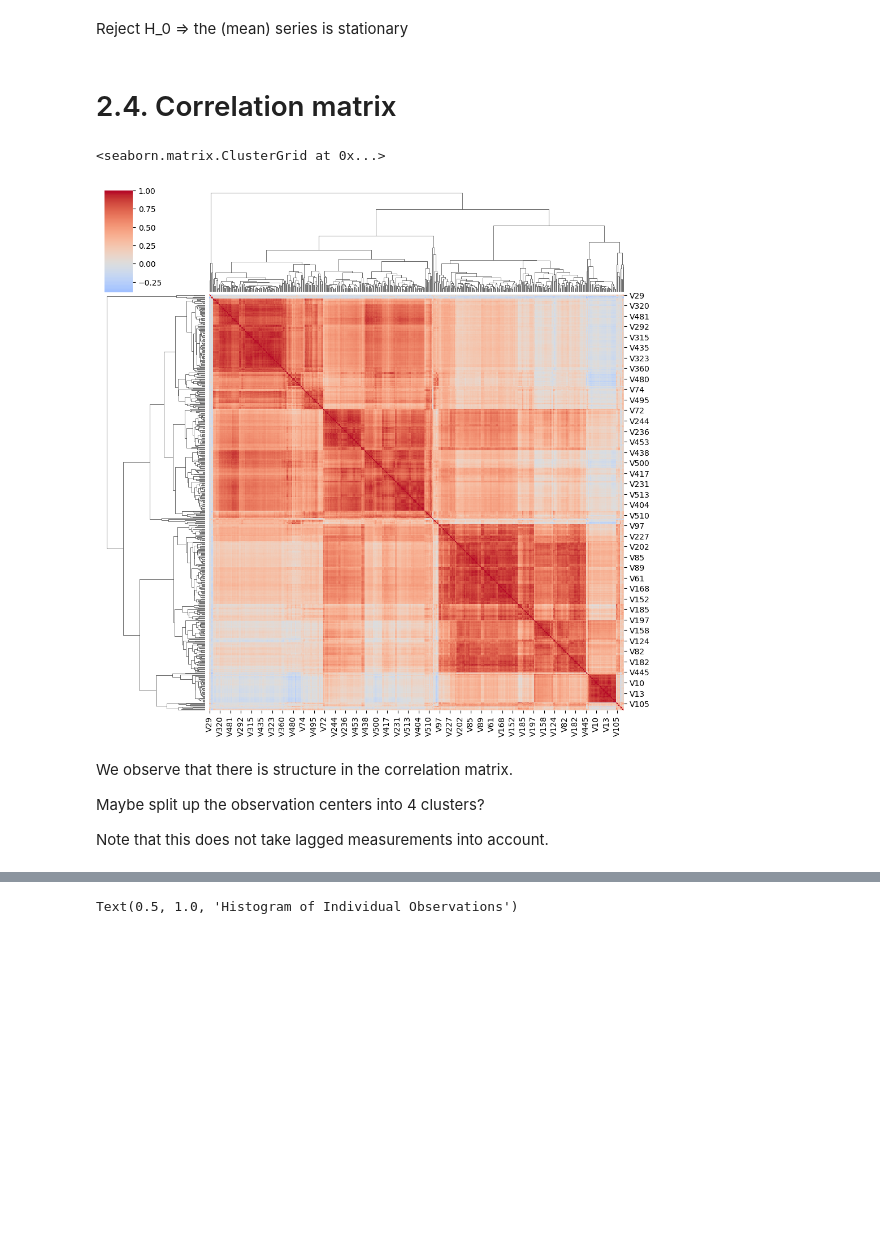
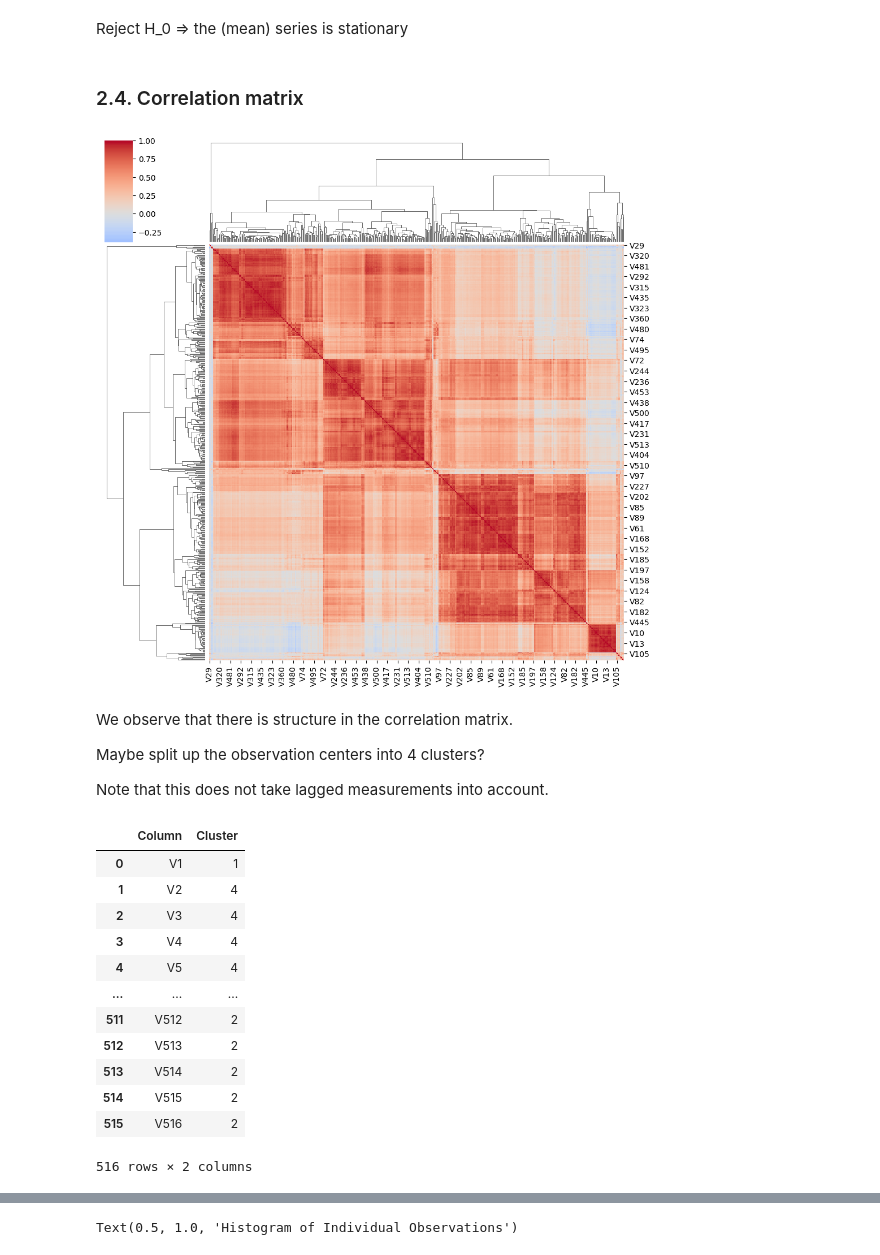
Before and after one commit to Gogonemnem/ensai-assignments, a Jupyter notebook: python_notebooks/explore.ipynb, the cells around one changed output, grey strips where cells are left out. Cells and saved outputs as stored; diff of their text form; code cells hidden in the pictures; blank space fills up the shorter version.

```diff
--- a/python_notebooks/explore.ipynb
+++ b/python_notebooks/explore.ipynb
@@ -67,13 +67,11 @@ p-value: {res[1]}
 # %% [markdown]
 Reject H_0 => the (mean) series is stationary
 # %% [markdown]
-# 2.4. Correlation matrix
+### 2.4. Correlation matrix
 # %%
-# clustermap
-
-sns.clustermap(df.corr(), cmap = "coolwarm", center = 0, figsize = (10, 10))
+cg = sns.clustermap(df.corr(), cmap="coolwarm", center=0, figsize=(10, 10))
+plt.show()
 # %% [output]
-<seaborn.matrix.ClusterGrid at 0x...>
 [figure]
 # %% [markdown]
 We observe that there is structure in the correlation matrix.
@@ -81,4 +79,35 @@ We observe that there is structure in the correlation matrix.
 Maybe split up the observation centers into 4 clusters?
 
 Note that this does not take lagged measurements into account.
+# %%
+import scipy.cluster.hierarchy as sch
+
+# Assuming 'cg' is your clustermap object
+# Use the linkage matrix from your clustermap
+linkage_matrix = cg.dendrogram_col.linkage
+
+# Number of clusters
+num_clusters = 4
+
+# Cutting the dendrogram
+cluster_labels = sch.fcluster(linkage_matrix, num_clusters, criterion='maxclust')
+
+# Map the cluster labels to your DataFrame's columns
+df_clusters = pd.DataFrame({'Column': df.columns, 'Cluster': cluster_labels})
+
+df_clusters
+# %% [output]
+|  | Column | Cluster |
+| 0 | V1 | 1 |
+| 1 | V2 | 4 |
+| 2 | V3 | 4 |
+| 3 | V4 | 4 |
+| 4 | V5 | 4 |
+| ... | ... | ... |
+| 511 | V512 | 2 |
+| 512 | V513 | 2 |
+| 513 | V514 | 2 |
+| 514 | V515 | 2 |
+| 515 | V516 | 2 |
+516 rows × 2 columns
 # %% [markdown]
```
Also changed, not shown: parts of 3 cells of this notebook.
